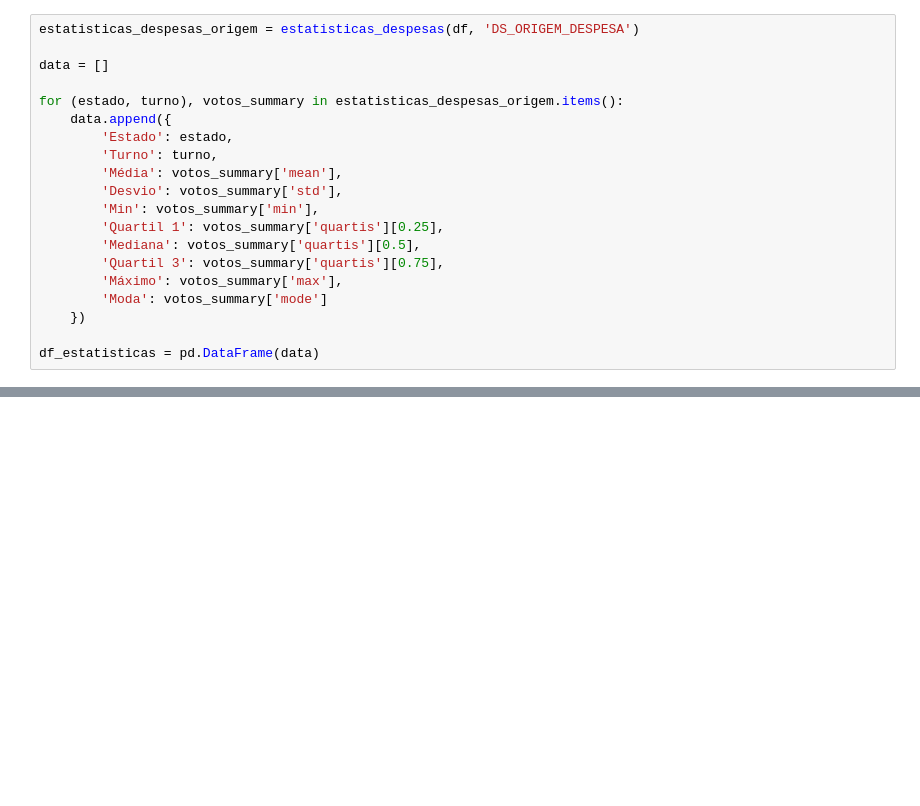
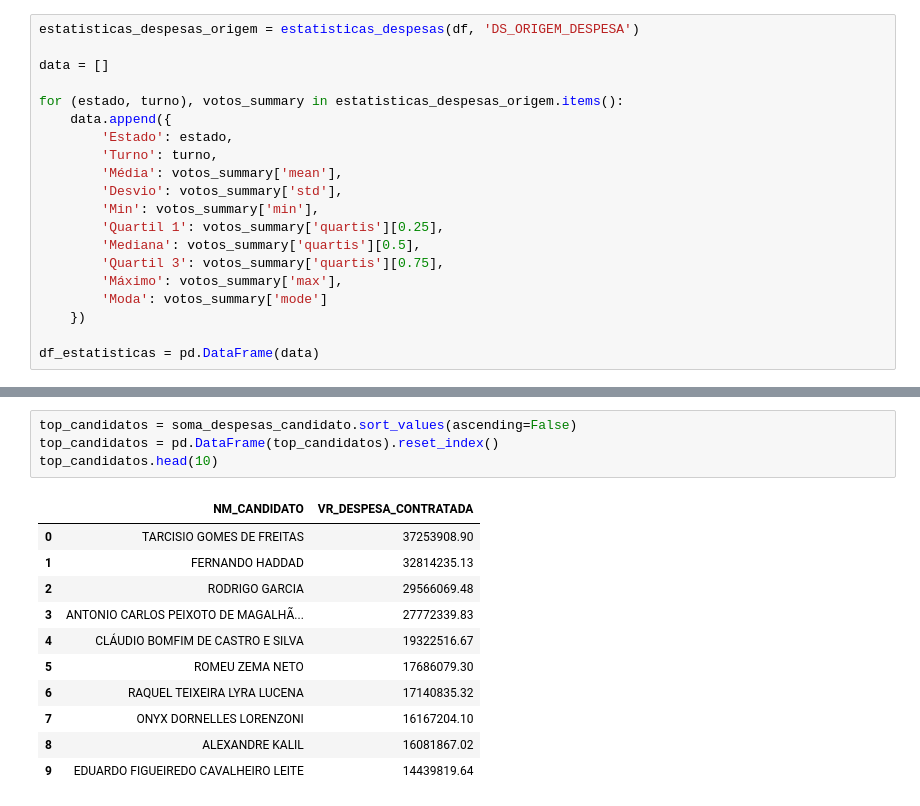
Before and after one commit to AndreiRech/Election, a Jupyter notebook: Analise.ipynb, the cells around one changed output, grey strips where cells are left out. Saved outputs shown, nothing was run; the diff lists cells and outputs as text; blank space fills up the shorter version.

```diff
--- a/Analise.ipynb
+++ b/Analise.ipynb
@@ -498,0 +516,16 @@ df_estatisticas.head()
+# %%
+top_candidatos = soma_despesas_candidato.sort_values(ascending=False)
+top_candidatos = pd.DataFrame(top_candidatos).reset_index()
+top_candidatos.head(10)
+# %% [output]
+|  | NM_CANDIDATO | VR_DESPESA_CONTRATADA |
+| 0 | TARCISIO GOMES DE FREITAS | 37253908.90 |
+| 1 | FERNANDO HADDAD | 32814235.13 |
+| 2 | RODRIGO GARCIA | 29566069.48 |
+| 3 | ANTONIO CARLOS PEIXOTO DE MAGALHÃ... | 27772339.83 |
+| 4 | CLÁUDIO BOMFIM DE CASTRO E SILVA | 19322516.67 |
+| 5 | ROMEU ZEMA NETO | 17686079.30 |
+| 6 | RAQUEL TEIXEIRA LYRA LUCENA | 17140835.32 |
+| 7 | ONYX DORNELLES LORENZONI | 16167204.10 |
+| 8 | ALEXANDRE KALIL | 16081867.02 |
+| 9 | EDUARDO FIGUEIREDO CAVALHEIRO LEITE | 14439819.64 |
```
Also changed, not shown: parts of 10 cells of this notebook.
